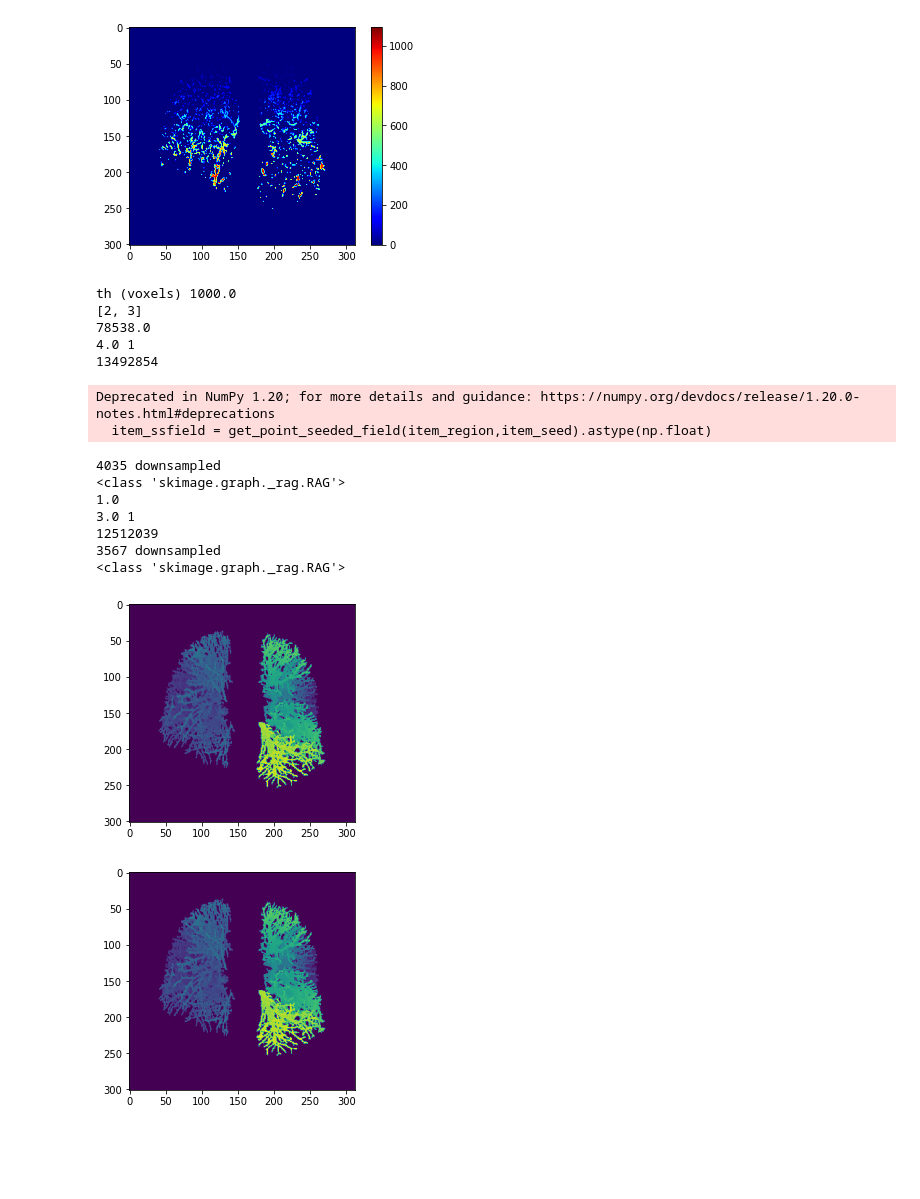
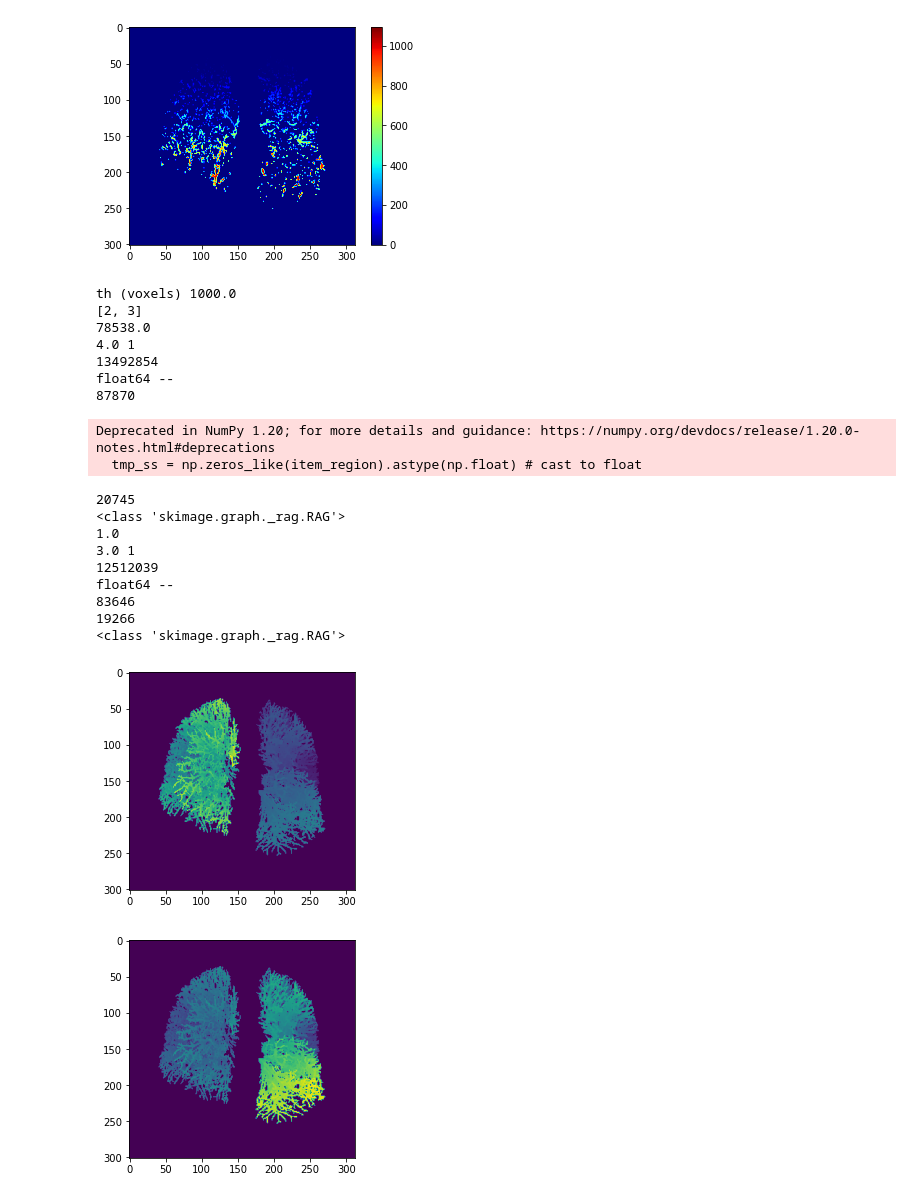
Before and after one commit to pangyuteng/pulmonary-vessel-seg, a Jupyter notebook: utils/hola.ipynb, the cells around one changed output. Saved outputs shown, nothing was run; the diff lists cells and outputs as text; code cells hidden in the pictures; blank space fills up the shorter version.

```diff
--- a/utils/hola.ipynb
+++ b/utils/hola.ipynb
@@ -130,54 +130,69 @@ for idx in label_list:
     print(props[idx].area)
 
 
-    item_skeleton = skeletonize(item_region)
+    item_skeleton = skeletonize(item_region).astype(bool)
     item_bs = np.copy(bsfield) # find centered large point as starting point.
     item_bs[item_skeleton==0]=0
     max_val = np.max(item_bs)
     print(max_val,np.sum(item_bs == max_val))
     item_seed = np.argmax(item_bs)
     print(np.argmax(item_bs))
 
-
-    item_ssfield = get_point_seeded_field(item_region,item_seed).astype(np.float)
+    # #grow with region
+    # item_ssfield = get_point_seeded_field(item_region,item_seed)
+    # print(item_ssfield[0,0,0].dtype,item_ssfield[0,0,0])
 
     # ssfield is not always propagating normal to vessel direction
     # we downsample the intensity
-    item_ssfield /= 4 # arbitrary number
+    # item_ssfield /= 4 # arbitrary number
+    # ssfield[ item_ssfield.mask == False ]=item_ssfield[item_ssfield.mask == False]
 
-    # use skeleton then watershed
-    #item_ssfield = get_point_seeded_field(item_skeleton,item_seed).astype(np.int32)
-    #print(len(np.unique(item_ssfield)),'downsampled')
-    #item_ssfield = watershed(item_region*-1, item_ssfield, mask=item_region>0)
-    #print(len(np.unique(item_ssfield)),'downsampled')
+    # grow with skeleton then watershed
+    item_ssfield = get_point_seeded_field(ndimage.binary_dilation(item_skeleton),item_seed)
+    print(item_ssfield[0,0,0].dtype,item_ssfield[0,0,0])
+    print( len(np.unique(item_ssfield)) )
+    tmp_ss = np.zeros_like(item_region).astype(np.float) # cast to float
+    tmp_ss[ item_ssfield.mask == False ] = item_ssfield[ item_ssfield.mask == False ]
+    tmp_ss = tmp_ss.astype(np.int32) # watershed needs int
+    item_ssfield_ws = watershed(item_region*-1, tmp_ss, mask=item_region>0)
 
+    # TODO: prior creating graph
+    # to make node more like vessel segments
+    # ssfield needs to be tweaked/merged based on vessel size - bsfield.
+    # for now, downsample it.
+    #item_ssfield_ws = item_ssfield_ws.astype(float)
+    #item_ssfield_ws /= 4 # arbitrary number
+    item_ssfield_ws = item_ssfield_ws.astype(np.int32)
+    ssfield[ item_ssfield_ws > 0 ]=item_ssfield_ws[ item_ssfield_ws > 0 ]
+    item_label = measure.label(item_ssfield_ws)
 
-    item_label = measure.label(item_ssfield)
-    ssfield[ item_ssfield.mask == False ]=item_ssfield[item_ssfield.mask == False] # ???? why ssfield cannot be merged?
-
-    print(len(np.unique(item_label)),'downsampled')
+    print( len(np.unique(item_label)) )
     item_rag = graph.RAG(label_image=item_label,connectivity=3) # you can use this
     print(type(item_rag))
     plt.figure(idx)
     plt.imshow(np.max(ssfield,axis=1))
     #item_rag.remove_node(0)
     mydict[idx]={'rag':item_rag,'ssfield':item_ssfield,'label':item_label}
 # %% [output]
 th (voxels) 1000.0
 [2, 3]
 78538.0
 4.0 1
 13492854
+float64 --
+87870
 Deprecated in NumPy 1.20; for more details and guidance: https://numpy.org/devdocs/release/1.20.0-notes.html#deprecations
-  item_ssfield = get_point_seeded_field(item_region,item_seed).astype(np.float)
+  tmp_ss = np.zeros_like(item_region).astype(np.float) # cast to float
-4035 downsampled
+20745
 <class 'skimage.graph._rag.RAG'>
 1.0
 3.0 1
 12512039
-3567 downsampled
+float64 --
+83646
+19266
 <class 'skimage.graph._rag.RAG'>
-[figure, old version]
+[figure, new version]
-[figure, old version]
+[figure, new version]
 # %%
 print(ssfield.dtype)
```
Also changed, not shown: parts of 9 cells of this notebook.
